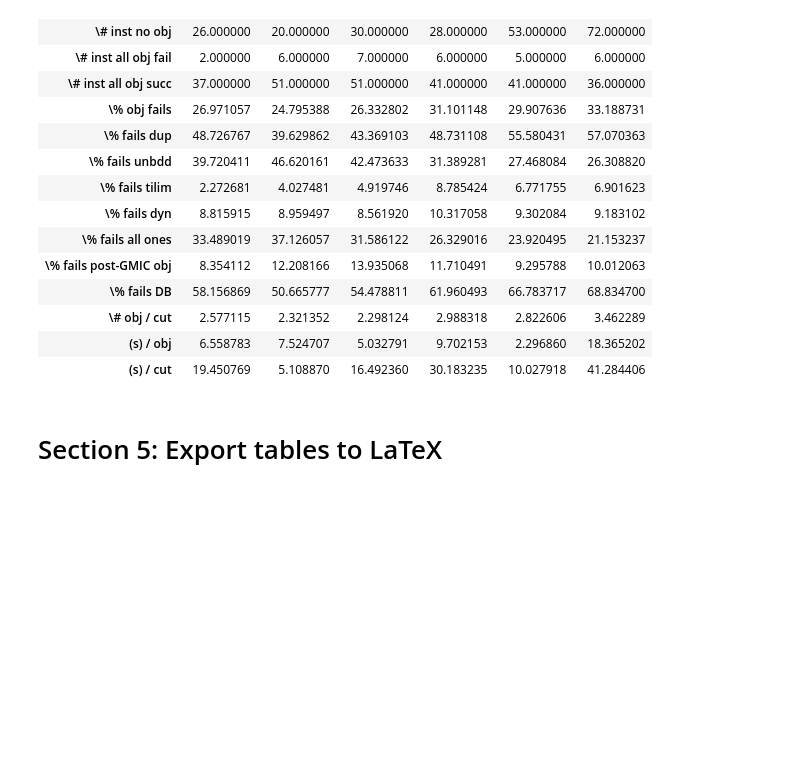
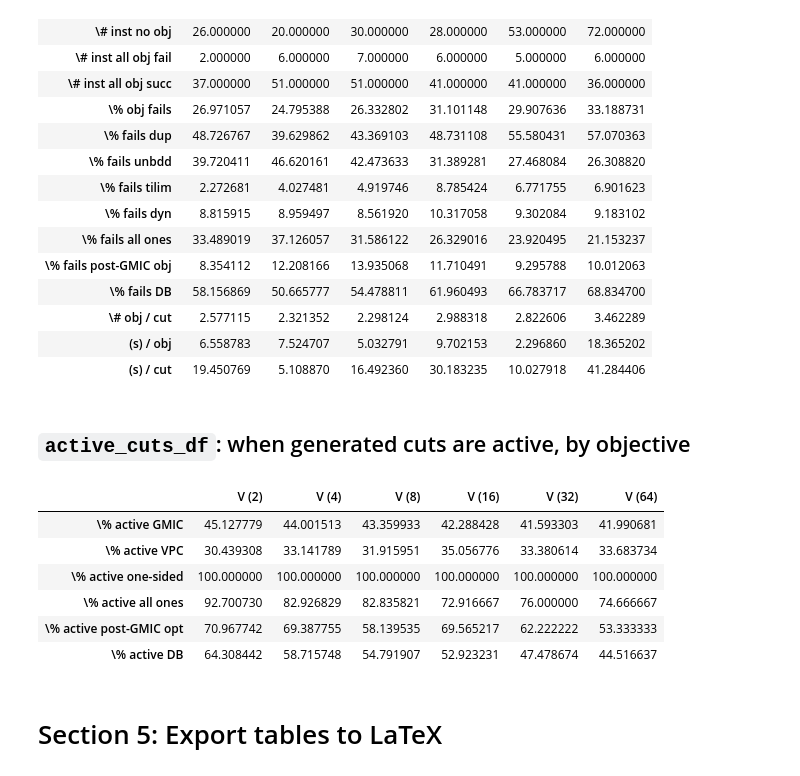
Before and after one commit to akazachk/vpc, a Jupyter notebook: plots/plots.ipynb, the cells around one changed output. Drawn from its saved outputs; the diff is of its cells as text; code cells hidden in the pictures; blank space fills up the shorter version.

Commit message:
Finished active_cuts_df

```diff
--- a/plots/plots.ipynb
+++ b/plots/plots.ipynb
@@ -3107,6 +3107,85 @@ obj_fails_df
 | \# obj / cut | 2.577115 | 2.321352 | 2.298124 | 2.988318 | 2.822606 | 3.462289 |
 | (s) / obj | 6.558783 | 7.524707 | 5.032791 | 9.702153 | 2.296860 | 18.365202 |
 | (s) / cut | 19.450769 | 5.108870 | 16.492360 | 30.183235 | 10.027918 | 41.284406 |
+# %% [markdown]
+## `active_cuts_df`: when generated cuts are active, by objective
+# %%
+inst_set = best_gap_df.index
+# inst_set = ['10teams_presolved', 'bm23_presolved', 'vpm1_presolved']
+
+# Define rows to add
+inst_depth_set = [(inst, best_gap_df.loc[inst, 'BEST VPC DISJ']) for inst in inst_set]
+
+rows = [
+    '\% active GMIC',
+    '\% active VPC',
+    '\% cuts one-sided',
+    '\% active one-sided',
+    '\% cuts all ones',
+    '\% active all ones',
+    '\% cuts post-GMIC opt',
+    '\% active post-GMIC opt',
+    '\% cuts DB',
+    '\% active DB',
+]
+
+columns = ['V ({:d})'.format(size) for size in sizes]
+
+active_cuts_df = pd.DataFrame(
+    columns = columns,
+    index = rows,
+    dtype = float
+)
+
+# Choose columns to pull
+active_gmic_col = 'ACTIVE GMIC (all cuts)'
+active_vpc_col = 'ACTIVE VPC (all cuts)'
+selected_cols = [
+    'NUM GMIC',
+    'NUM VPC',
+    active_gmic_col,
+    active_vpc_col,
+] + [col for col in df.columns if "NUM CUTS " in col] + [col for col in df.columns if "NUM ACTIVE" in col]
+
+curr_df = df.loc[inst_set,selected_cols]
+
+for curr_size_ind in range(0,len(sizes)):
+    # Select only this depth
+    # curr_by_depth_df = curr_df[curr_df.index.get_level_values(1) == sizes[curr_size_ind]]
+    curr_by_depth_df = curr_df.xs(sizes[curr_size_ind], level='disj_terms')
+
+    # active gmic
+    active_cuts_df.iloc[0,curr_size_ind] =\
+        (100. * curr_by_depth_df[active_gmic_col] / curr_by_depth_df['NUM GMIC']).mean()
+
+    # active vpc
+    active_cuts_df.iloc[1,curr_size_ind] =\
+        (100. * curr_by_depth_df[active_vpc_col] / curr_by_depth_df['NUM VPC']).mean()
+
+    # percent of active cuts among those generated by a specific objective type
+    obj_types = ['ONE_SIDED', 'ALL_ONES', 'ITER_BILINEAR', 'DISJ_LB']
+    curr_row_index = 2
+    inst_w_vpc = curr_by_depth_df[curr_by_depth_df['NUM VPC'] > 0]
+    for obj in obj_types:
+        active_cuts_df.iloc[curr_row_index,curr_size_ind] =\
+            (100. * inst_w_vpc['NUM CUTS '+obj] / inst_w_vpc['NUM VPC']).mean()
+        curr_row_index += 1
+
+        inst_w_cuts = inst_w_vpc[inst_w_vpc['NUM CUTS '+obj] > 0]
+
+        active_cuts_df.iloc[curr_row_index,curr_size_ind] =\
+            (100. * inst_w_cuts['NUM ACTIVE '+obj] / inst_w_cuts['NUM CUTS '+obj]).mean()
+        curr_row_index += 1
+
+active_cuts_df
+# %% [output]
+|  | V (2) | V (4) | V (8) | V (16) | V (32) | V (64) |
+| \% active GMIC | 45.127779 | 44.001513 | 43.359933 | 42.288428 | 41.593303 | 41.990681 |
+| \% active VPC | 30.439308 | 33.141789 | 31.915951 | 35.056776 | 33.380614 | 33.683734 |
+| \% active one-sided | 100.000000 | 100.000000 | 100.000000 | 100.000000 | 100.000000 | 100.000000 |
+| \% active all ones | 92.700730 | 82.926829 | 82.835821 | 72.916667 | 76.000000 | 74.666667 |
+| \% active post-GMIC opt | 70.967742 | 69.387755 | 58.139535 | 69.565217 | 62.222222 | 53.333333 |
+| \% active DB | 64.308442 | 58.715748 | 54.791907 | 52.923231 | 47.478674 | 44.516637 |
 # %% [markdown]
 # Section 5: Export tables to LaTeX
 # %% [markdown]
```
